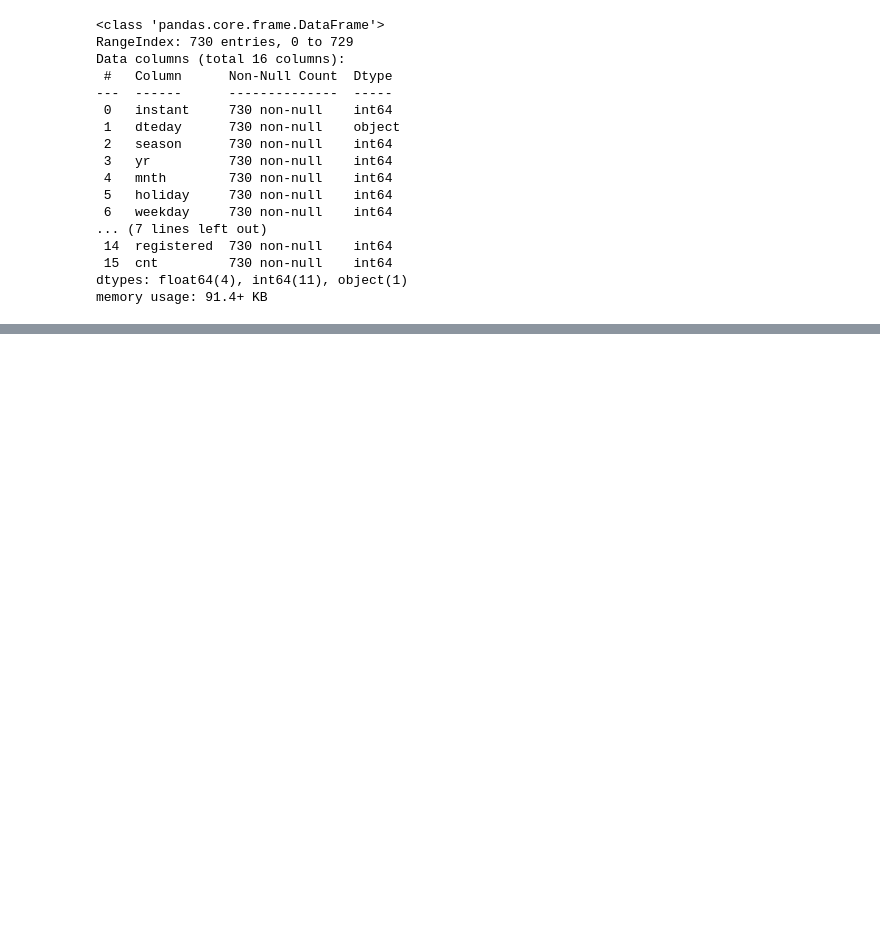
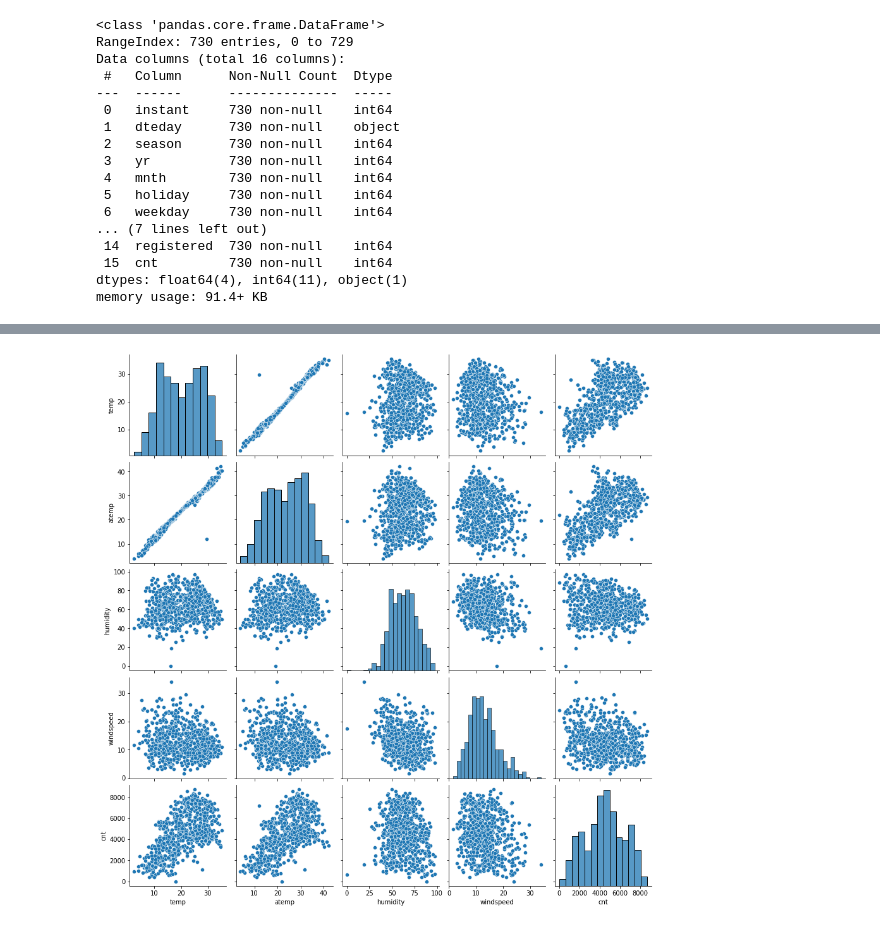
Before and after one commit to rajeshraoj/bike_rides, a Jupyter notebook: bikes_linear_regression.ipynb, the cells around one changed output, grey strips where cells are left out. Drawn from its saved outputs; the diff is of its cells as text; code cells hidden in the pictures; blank space fills up the shorter version.

```diff
--- a/bikes_linear_regression.ipynb
+++ b/bikes_linear_regression.ipynb
@@ -68,0 +77,2 @@ bike.describe()
+# %%
+bike = bike.drop(columns=['casual', 'registered'])
@@ -68,0 +88,4 @@ bike.describe()
+# %%
+bike['dteday'] = pd.to_datetime(bike['dteday'], format='%d-%m-%Y')  # Converting 'dteday' to datetime format
+bike.rename(columns={'yr': 'year', 'mnth': 'month', 'hum': 'humidity'}, inplace=True) #renaming to apporpriate column names
+bike.head()
@@ -68,0 +99,5 @@ bike.describe()
+# %%
+sns.pairplot(bike, vars=['temp','atemp', 'humidity', 'windspeed', 'cnt'])
+plt.show()
+# %% [output]
+[figure, added]
```
Also changed, not shown: parts of 12 cells of this notebook.
